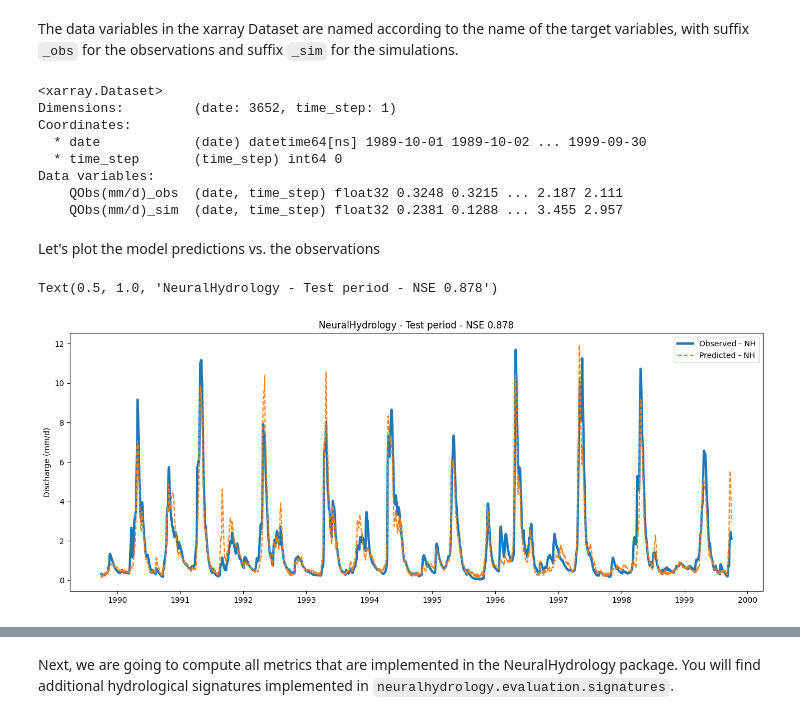
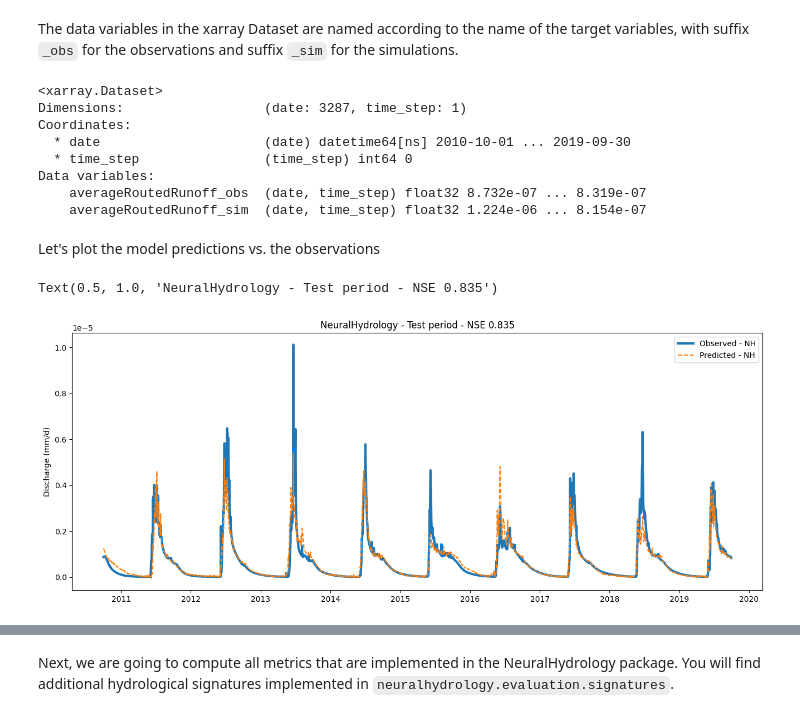
Before and after one commit to jpcurbelo/neuralhydrology_fork, a Jupyter notebook: examples/01-Introduction/Introduction.ipynb, the cells around one changed output, grey strips where cells are left out. Drawn from its saved outputs; the diff is of its cells as text; code cells hidden in the pictures.

```diff
--- a/examples/01-Introduction/Introduction.ipynb
+++ b/examples/01-Introduction/Introduction.ipynb
@@ -109,9 +109,14 @@ The autoreload extension is already loaded. To reload it, use:
 - The config file assumes that the CAMELS US dataset is stored under `data/CAMELS_US` (relative to the main directory of this repository) or a symbolic link exists at this location. Make sure that this folder contains the required subdirectories `basin_mean_forcing`, `usgs_streamflow` and `camels_attributes_v2.0`. If your data is stored at a different location and you can't or don't want to create a symbolic link, you will need to change the `data_dir` argument in the `1_basin.yml` config file that is located in the same directory as this notebook.
 - By default, the config (`1_basin.yml`) assumes that you have a CUDA-capable NVIDIA GPU (see config argument `device`). In case you don't have any or you have one but want to train on the CPU, you can either change the config argument to `device: cpu` or pass `gpu=-1` to the `start_run()` function.
 # %%
+# basin_file = "1_basin.yml"
+# basin_file = "1_basin_summa.yml"
+basin_file = "mclstm_run_config.yml"
+
+
 # by default we assume that you have at least one CUDA-capable NVIDIA GPU
 if torch.cuda.is_available():
-    start_run(config_file=Path("1_basin.yml"))
+    start_run(config_file=Path(f"{basin_file}"))
 
 # fall back to CPU-only mode
 else:
@@ -185,32 +196,45 @@ The data variables in the xarray Dataset are named according to the name of the
 
 # results['01022500']['1D']['xr']
 
-with open("1_basin.txt", "rb") as fp:
+if basin_file == "1_basin.yml":
+    basin_txt = "1_basin.txt"
+elif basin_file == "1_basin_summa.yml":
+    basin_txt = "1_basin_summa.txt"
+
+with open(basin_txt, "rb") as fp:
     hru_id = fp.read().splitlines()[0].decode("utf-8")
 
 results[hru_id]['1D']['xr']
 # %% [output]
 <xarray.Dataset>
-Dimensions:         (date: 3652, time_step: 1)
+Dimensions:                  (date: 3287, time_step: 1)
 Coordinates:
-  * date            (date) datetime64[ns] 1989-10-01 1989-10-02 ... 1999-09-30
-  * time_step       (time_step) int64 0
+  * date                     (date) datetime64[ns] 2010-10-01 ... 2019-09-30
+  * time_step                (time_step) int64 0
 Data variables:
-    QObs(mm/d)_obs  (date, time_step) float32 0.3248 0.3215 ... 2.187 2.111
-    QObs(mm/d)_sim  (date, time_step) float32 0.2381 0.1288 ... 3.455 2.957
+    averageRoutedRunoff_obs  (date, time_step) float32 8.732e-07 ... 8.319e-07
+    averageRoutedRunoff_sim  (date, time_step) float32 1.224e-06 ... 8.154e-07
 # %% [markdown]
 Let's plot the model predictions vs. the observations
 # %%
 # extract observations and simulations
-qobs = results[hru_id]['1D']['xr']['QObs(mm/d)_obs']
-qsim = results[hru_id]['1D']['xr']['QObs(mm/d)_sim']
+if basin_file == "1_basin.yml":
+    target_obs = 'QObs(mm/d)_obs'
+    target_sim = 'QObs(mm/d)_sim'
+elif basin_file == "1_basin_summa.yml":
+    target_obs = 'averageRoutedRunoff_obs'
+    target_sim = 'averageRoutedRunoff_sim'
+
+
+qobs = results[hru_id]['1D']['xr'][target_obs]
+qsim = results[hru_id]['1D']['xr'][target_sim]
 
 fig, ax = plt.subplots(figsize=(16,6))
 ax.plot(qobs['date'], qobs, linewidth=3, label='Observed - NH')
 ax.plot(qsim['date'], qsim, '--', label='Predicted - NH')
 ax.set_ylabel("Discharge (mm/d)")
 plt.legend()
 ax.set_title(f"NeuralHydrology - Test period - NSE {results[hru_id]['1D']['NSE']:.3f}")
 # %% [output]
-Text(0.5, 1.0, 'NeuralHydrology - Test period - NSE 0.878')
+Text(0.5, 1.0, 'NeuralHydrology - Test period - NSE 0.835')
-[figure, old version]
+[figure, new version]
```
Also changed, not shown: parts of 9 cells of this notebook, 17 other files.
